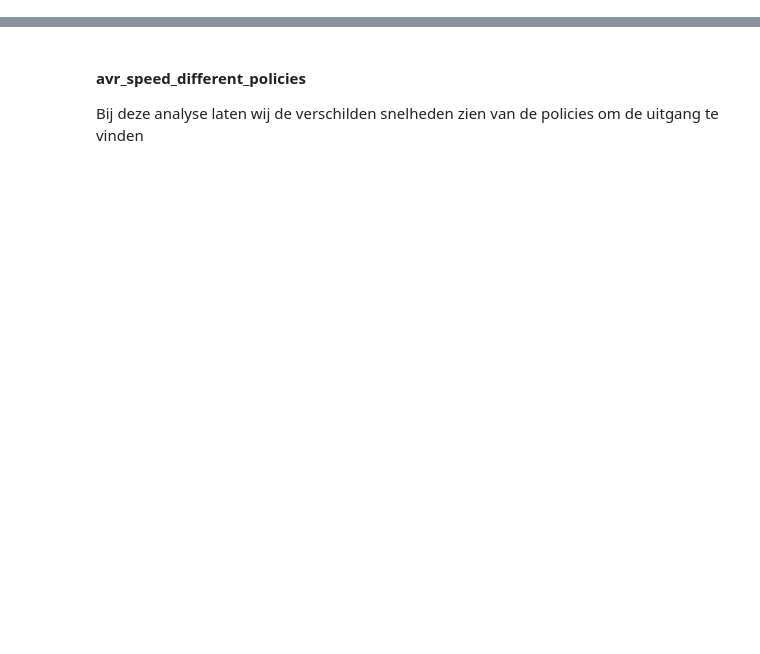
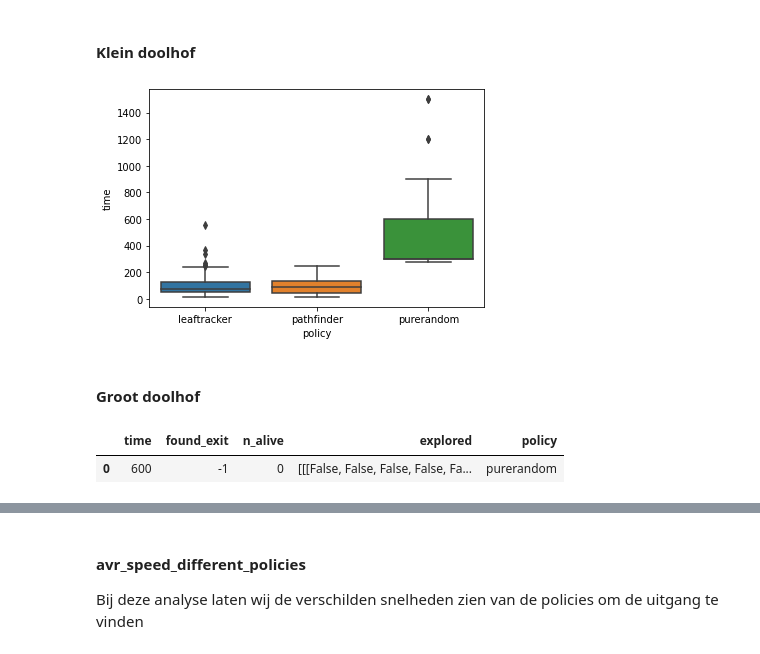
Before and after one commit to MariaDukmak/MazeRunner, a Jupyter notebook: analysis/Data analyse.ipynb, the cells around one changed output, grey strips where cells are left out. Saved outputs shown, nothing was run; the diff lists cells and outputs as text; code cells hidden in the pictures; blank space fills up the shorter version.

Commit message:
Added expirements with basic plotting of that data

```diff
--- a/analysis/Data analyse.ipynb
+++ b/analysis/Data analyse.ipynb
@@ -16,0 +24,21 @@ os.getcwd()
+# %% [markdown]
+#### Klein doolhof
+# %%
+df_lt = feather.read_feather('baseline/baseline_small/baseline_leaftracker_small.feather')
+df_lt['policy'] = 'leaftracker'
+
+df_pf = feather.read_feather('baseline/baseline_small/baseline_pathfinder_small.feather')
+df_pf['policy'] = 'pathfinder'
+
+df_pr = feather.read_feather('baseline/baseline_small/baseline_purerandom_small.feather')
+df_pr['policy'] = 'purerandom'
+
+baseline_small_all = pd.concat([df_lt, df_pf, df_pr], axis=0)
+
+baseline_small_lt_pf = pd.concat([df_lt, df_pf], axis=0)
+# %%
+ax = sns.boxplot(x="policy", y="time", data=baseline_small_all)
+# %% [output]
+[figure, added]
+# %% [markdown]
+#### Groot doolhof
@@ -16,0 +58,5 @@ os.getcwd()
+# %%
+df_pr
+# %% [output]
+|  | time | found_exit | n_alive | explored | policy |
+| 0 | 600 | -1 | 0 | [[[False, False, False, False, Fa... | purerandom |
```
Also changed, not shown: parts of 10 cells of this notebook, 11 other files.
